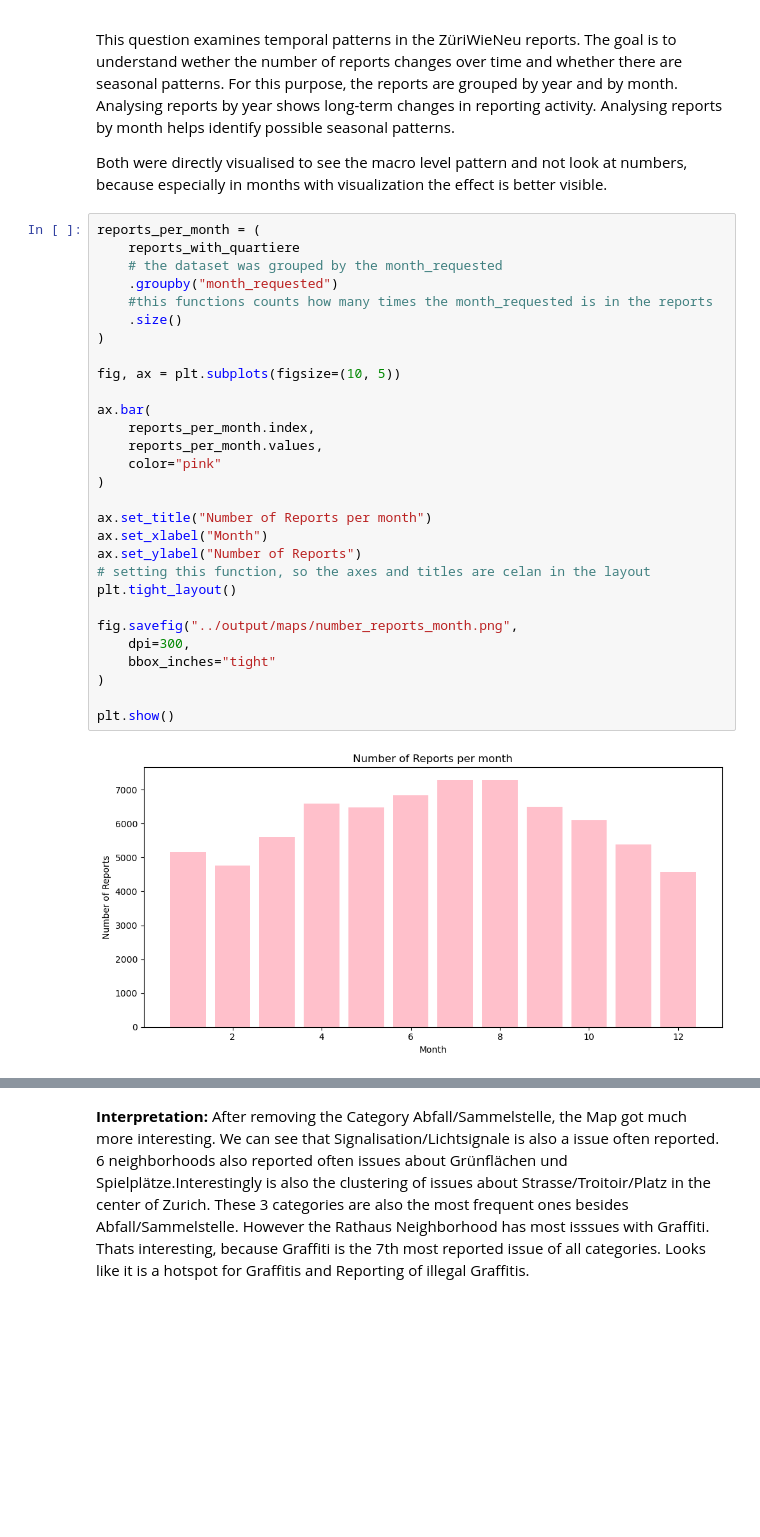
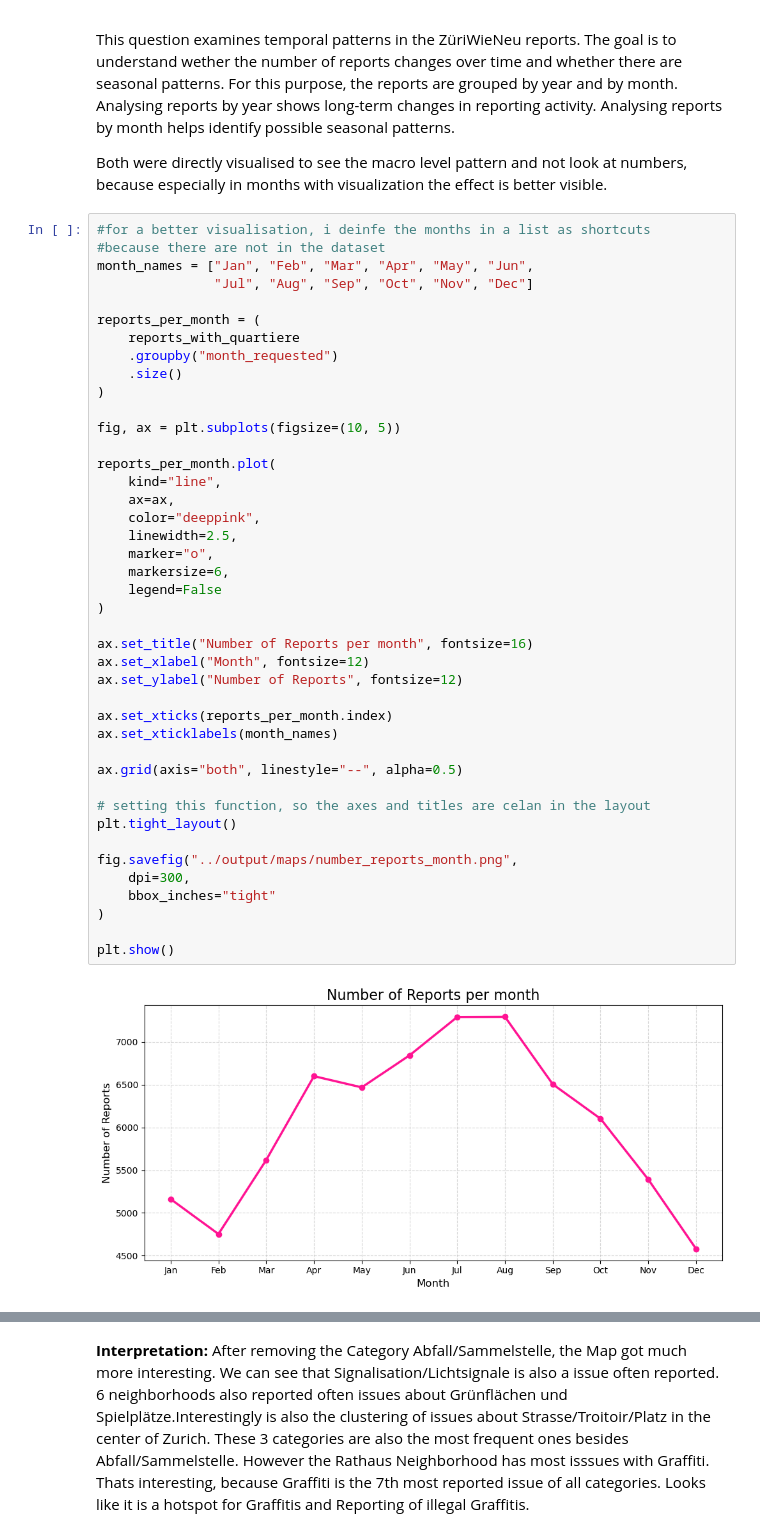
Before and after one commit to ripy250/project_ri, a Jupyter notebook: notebooks/analysis_and_visulaization.ipynb, the cells around one changed output, grey strips where cells are left out. Saved outputs shown, nothing was run; the diff lists cells and outputs as text; blank space fills up the shorter version.

```diff
--- a/notebooks/analysis_and_visulaization.ipynb
+++ b/notebooks/analysis_and_visulaization.ipynb
@@ -343,36 +412,49 @@ This question examines temporal patterns in the ZüriWieNeu reports. The goal is
 
 Both were directly visualised to see the macro level pattern and not look at numbers, because especially in months with visualization the effect is better visible.
 # %%
+#for a better visualisation, i deinfe the months in a list as shortcuts
+#because there are not in the dataset
+month_names = ["Jan", "Feb", "Mar", "Apr", "May", "Jun",
+               "Jul", "Aug", "Sep", "Oct", "Nov", "Dec"]
+
 reports_per_month = (
     reports_with_quartiere
-    # the dataset was grouped by the month_requested
     .groupby("month_requested")
-    #this functions counts how many times the month_requested is in the reports
     .size()
 )
 
 fig, ax = plt.subplots(figsize=(10, 5))
 
-ax.bar(
-    reports_per_month.index,
-    reports_per_month.values,
-    color="pink"
+reports_per_month.plot(
+    kind="line",
+    ax=ax,
+    color="deeppink",
+    linewidth=2.5,
+    marker="o",
+    markersize=6,
+    legend=False
 )
 
-ax.set_title("Number of Reports per month")
-ax.set_xlabel("Month")
-ax.set_ylabel("Number of Reports")
+ax.set_title("Number of Reports per month", fontsize=16)
+ax.set_xlabel("Month", fontsize=12)
+ax.set_ylabel("Number of Reports", fontsize=12)
+
+ax.set_xticks(reports_per_month.index)
+ax.set_xticklabels(month_names)
+
+ax.grid(axis="both", linestyle="--", alpha=0.5)
+
 # setting this function, so the axes and titles are celan in the layout
 plt.tight_layout()
 
 fig.savefig("../output/maps/number_reports_month.png",
     dpi=300,
     bbox_inches="tight"
 )
 
 plt.show()
 # %% [output]
-[figure, old version]
+[figure, new version]
 # %%
 reports_per_year = (
     reports_with_quartiere
```
Also changed, not shown: parts of 40 cells of this notebook, 2 other files.
